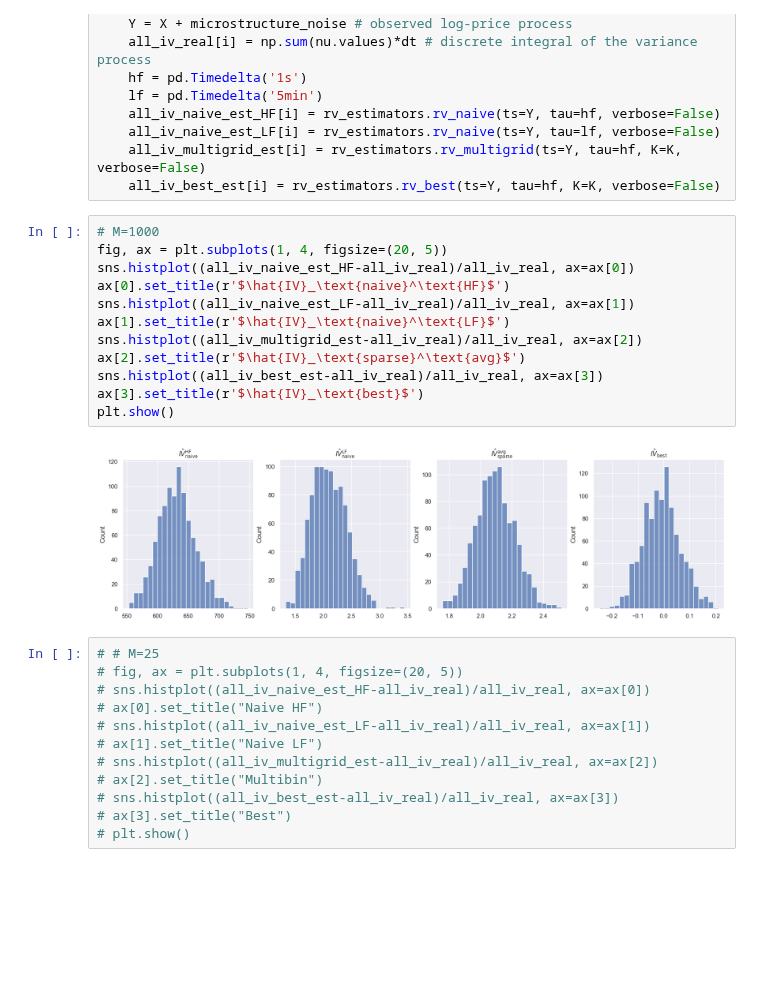
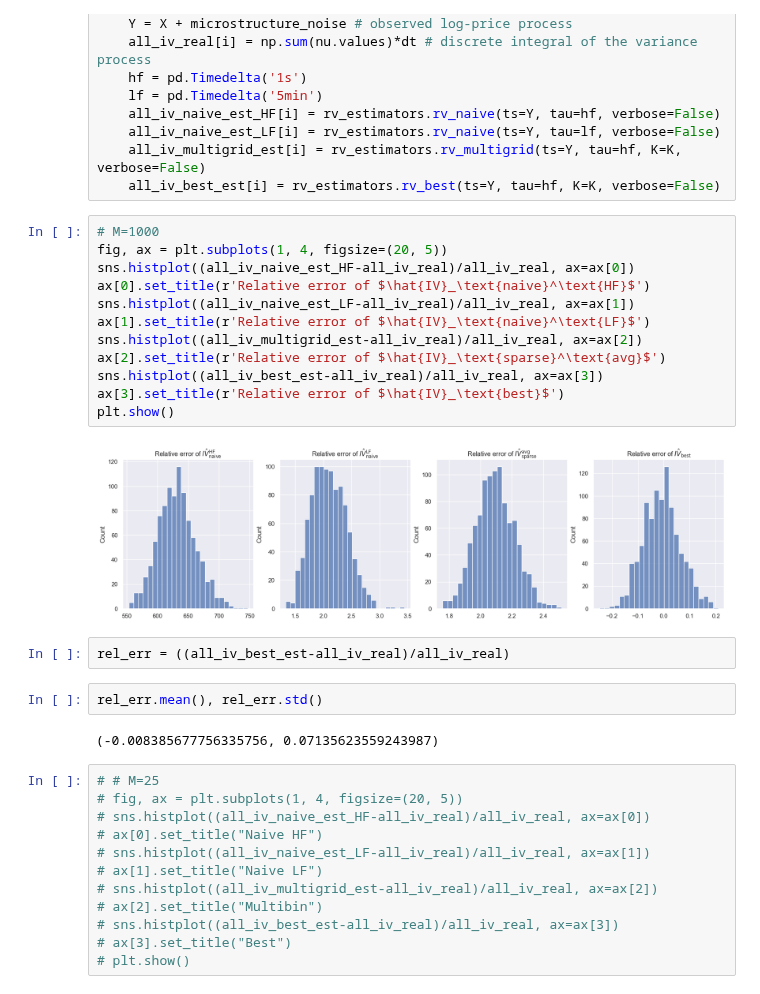
Before and after one commit to gaetanX21/hf-volatility, a Jupyter notebook: src/notebooks/playground/gaetan/rv_estimation.ipynb, the cells around one changed output. Cells and saved outputs as stored; diff of their text form; blank space fills up the shorter version.

```diff
--- a/src/notebooks/playground/gaetan/rv_estimation.ipynb
+++ b/src/notebooks/playground/gaetan/rv_estimation.ipynb
@@ -64,17 +64,23 @@ for i in tqdm(range(M)):
 # %%
 # M=1000
 fig, ax = plt.subplots(1, 4, figsize=(20, 5))
 sns.histplot((all_iv_naive_est_HF-all_iv_real)/all_iv_real, ax=ax[0])
-ax[0].set_title(r'$\hat{IV}_\text{naive}^\text{HF}$')
+ax[0].set_title(r'Relative error of $\hat{IV}_\text{naive}^\text{HF}$')
 sns.histplot((all_iv_naive_est_LF-all_iv_real)/all_iv_real, ax=ax[1])
-ax[1].set_title(r'$\hat{IV}_\text{naive}^\text{LF}$')
+ax[1].set_title(r'Relative error of $\hat{IV}_\text{naive}^\text{LF}$')
 sns.histplot((all_iv_multigrid_est-all_iv_real)/all_iv_real, ax=ax[2])
-ax[2].set_title(r'$\hat{IV}_\text{sparse}^\text{avg}$')
+ax[2].set_title(r'Relative error of $\hat{IV}_\text{sparse}^\text{avg}$')
 sns.histplot((all_iv_best_est-all_iv_real)/all_iv_real, ax=ax[3])
-ax[3].set_title(r'$\hat{IV}_\text{best}$')
+ax[3].set_title(r'Relative error of $\hat{IV}_\text{best}$')
 plt.show()
 # %% [output]
-[figure, old version]
+[figure, new version]
+# %%
+rel_err = ((all_iv_best_est-all_iv_real)/all_iv_real)
+# %%
+rel_err.mean(), rel_err.std()
+# %% [output]
+(-0.008385677756335756, 0.07135623559243987)
 # %%
 # # M=25
 # fig, ax = plt.subplots(1, 4, figsize=(20, 5))
```
Also changed, not shown: 2 other files.
